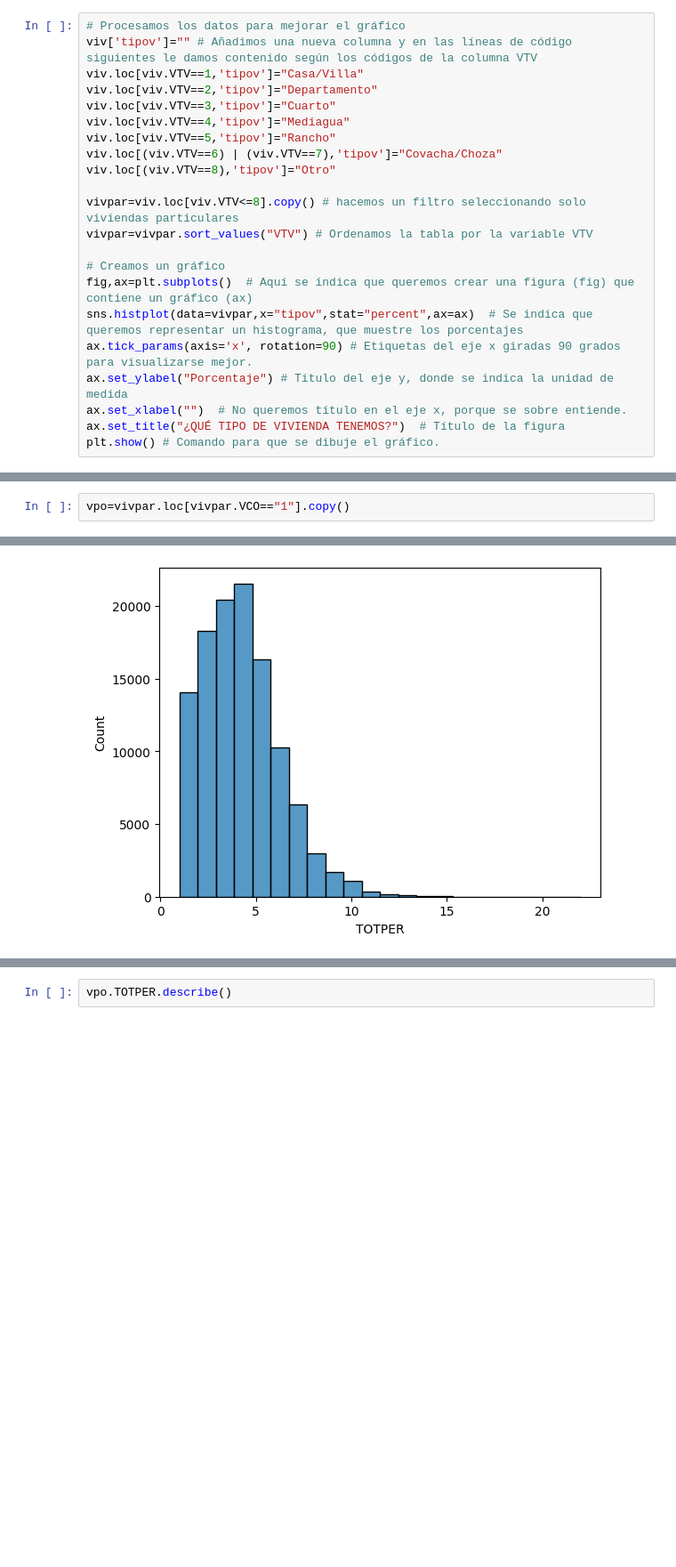
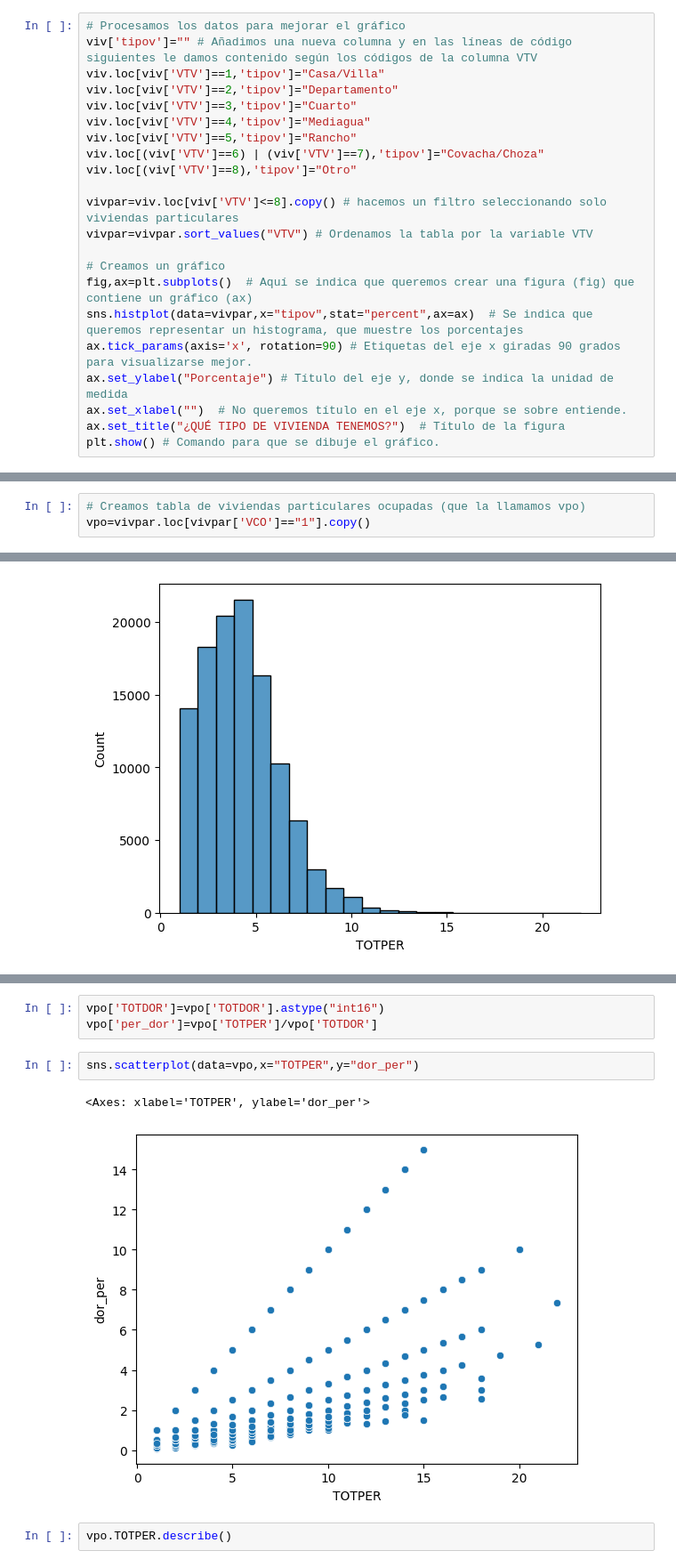
Before and after one commit to otoperalias/teaching, a Jupyter notebook: UTE_TallerAnalisisCuanti.ipynb, the cells around one changed output, grey strips where cells are left out. Shown at 89% size. Saved outputs shown, nothing was run; the diff lists cells and outputs as text; blank space fills up the shorter version.

````diff
--- a/UTE_TallerAnalisisCuanti.ipynb
+++ b/UTE_TallerAnalisisCuanti.ipynb
@@ -142,15 +142,15 @@ sns.histplot(data=viv,x="VTV",stat="percent")
 # %%
 # Procesamos los datos para mejorar el gráfico
 viv['tipov']="" # Añadimos una nueva columna y en las líneas de código siguientes le damos contenido según los códigos de la columna VTV
-viv.loc[viv.VTV==1,'tipov']="Casa/Villa"
-viv.loc[viv.VTV==2,'tipov']="Departamento"
-viv.loc[viv.VTV==3,'tipov']="Cuarto"
-viv.loc[viv.VTV==4,'tipov']="Mediagua"
-viv.loc[viv.VTV==5,'tipov']="Rancho"
-viv.loc[(viv.VTV==6) | (viv.VTV==7),'tipov']="Covacha/Choza"
-viv.loc[(viv.VTV==8),'tipov']="Otro"
+viv.loc[viv['VTV']==1,'tipov']="Casa/Villa"
+viv.loc[viv['VTV']==2,'tipov']="Departamento"
+viv.loc[viv['VTV']==3,'tipov']="Cuarto"
+viv.loc[viv['VTV']==4,'tipov']="Mediagua"
+viv.loc[viv['VTV']==5,'tipov']="Rancho"
+viv.loc[(viv['VTV']==6) | (viv['VTV']==7),'tipov']="Covacha/Choza"
+viv.loc[(viv['VTV']==8),'tipov']="Otro"
 
-vivpar=viv.loc[viv.VTV<=8].copy() # hacemos un filtro seleccionando solo viviendas particulares
+vivpar=viv.loc[viv['VTV']<=8].copy() # hacemos un filtro seleccionando solo viviendas particulares
 vivpar=vivpar.sort_values("VTV") # Ordenamos la tabla por la variable VTV
 
 # Creamos un gráfico
@@ -171,7 +171,8 @@ plt.show() # Comando para que se dibuje el gráfico.
   <br />
 Volvemos a crear un histograma, esta vez con la variable total de personas. Usamos la tabla ```vivpar``` y volvemos a hacer un filtro para quedarmos con aquellas viviendas particulares ocupadas con personas viviendo.
 # %%
-vpo=vivpar.loc[vivpar.VCO=="1"].copy()
+# Creamos tabla de viviendas particulares ocupadas (que la llamamos vpo)
+vpo=vivpar.loc[vivpar['VCO']=="1"].copy()
 # %%
 sns.histplot(data=vpo,x="TOTPER", bins=22)
 # %% [output]
@@ -290,3 +279,11 @@ Name: V12A, Length: 113708, dtype: float64
+# %%
+vpo['TOTDOR']=vpo['TOTDOR'].astype("int16")
+vpo['per_dor']=vpo['TOTPER']/vpo['TOTDOR']
+# %%
+sns.scatterplot(data=vpo,x="TOTPER",y="dor_per")
+# %% [output]
+<Axes: xlabel='TOTPER', ylabel='dor_per'>
+[figure, added]
 # %%
 vpo.TOTPER.describe()
 # %% [output]
````
Also changed, not shown: parts of 23 cells of this notebook.
